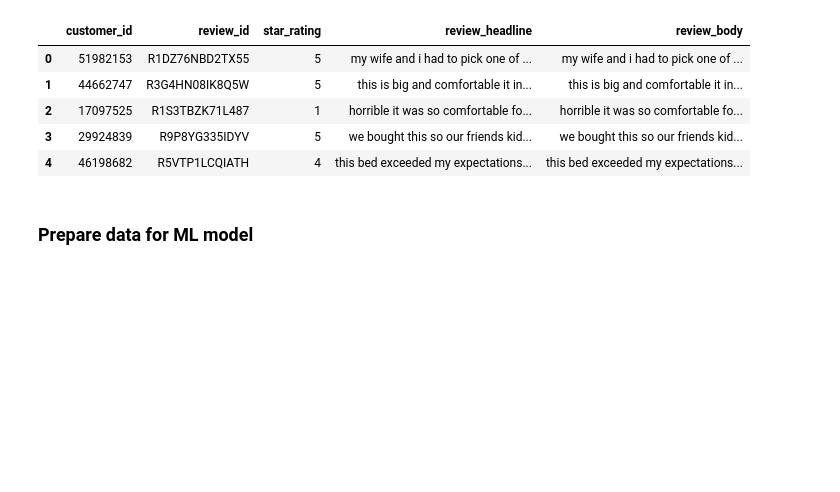
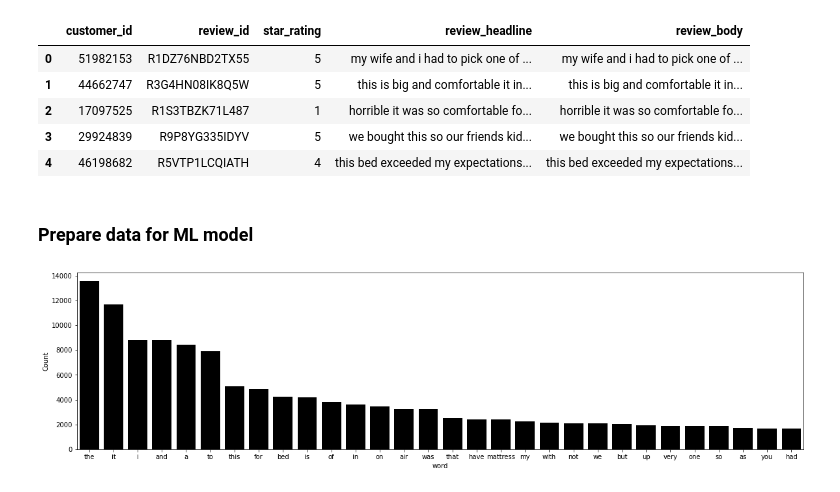
Before and after one commit to jbenasuli/consumer_behavior, a Jupyter notebook: ML_Topic_Analysis.ipynb, the cells around one changed output. Saved outputs shown, nothing was run; the diff lists cells and outputs as text; code cells hidden in the pictures; blank space fills up the shorter version.

```diff
--- a/ML_Topic_Analysis.ipynb
+++ b/ML_Topic_Analysis.ipynb
@@ -33,7 +33,7 @@ from wordcloud import WordCloud, STOPWORDS
 POSTGRES_ADDRESS = 'mypostgresdb.cwuhtytzosg8.us-east-2.rds.amazonaws.com'
 POSTGRES_PORT = '5432'
 POSTGRES_USERNAME = 'root'
-POSTGRES_PASSWORD = 'XXXX' ## CHANGE THIS TO YOUR PANOPLY/POSTGRES PASSWORD
+POSTGRES_PASSWORD = 'FsM7eA9C4F' ## CHANGE THIS TO YOUR PANOPLY/POSTGRES PASSWORD
 POSTGRES_DBNAME = 'my_data_class_db'
 # A long string that contains the necessary Postgres login information
 postgres_str = ('postgresql://{username}:{password}@{ipaddress}:{port}/{dbname}'
@@ -72,3 +72,7 @@ def freq_words(x, terms = 30):
   ax = sns.barplot(data=d, x= "word", y = "count", color = 'black')
   ax.set(ylabel = 'Count')
   plt.show()
+# %%
+freq_words(df['review_body'])
+# %% [output]
+[figure, added]
```
Also changed, not shown: parts of 8 cells of this notebook.
